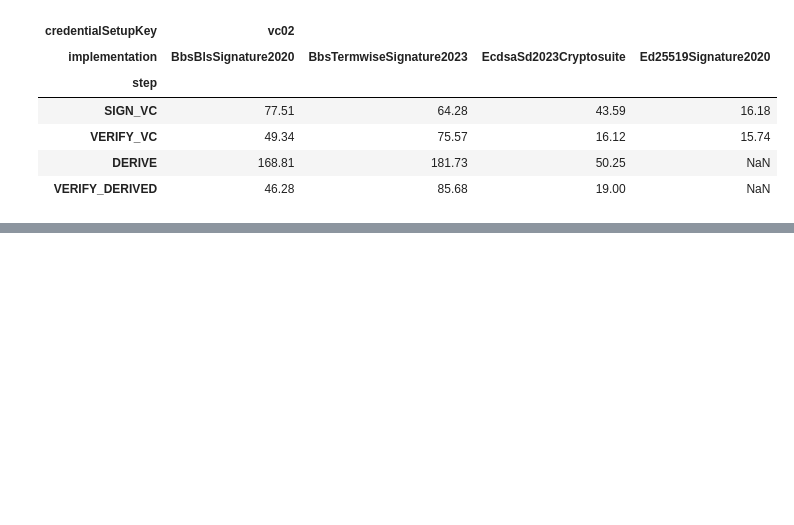
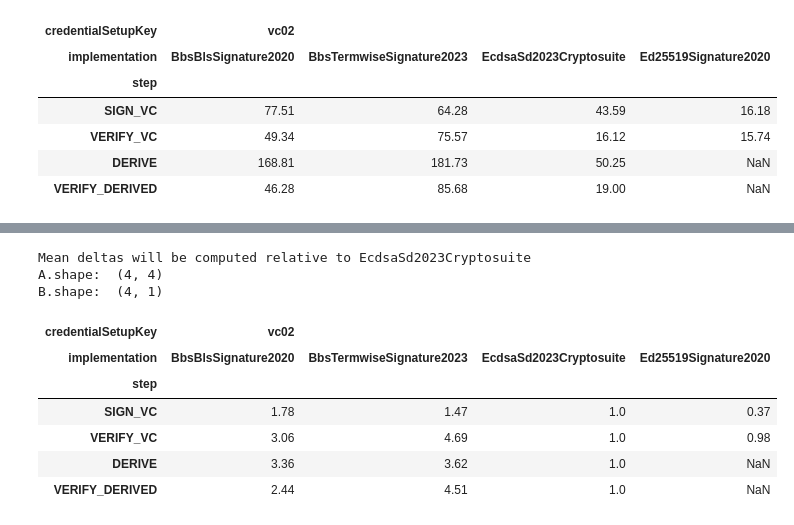
Before and after one commit to SolidLabResearch/vc-benchmark, a Jupyter notebook: data-analysis-v2-0-0.ipynb, the cells around one changed output, grey strips where cells are left out. Drawn from its saved outputs; the diff is of its cells as text; code cells hidden in the pictures; blank space fills up the shorter version.

Commit message:
update: compute relative perf

```diff
--- a/data-analysis-v2-0-0.ipynb
+++ b/data-analysis-v2-0-0.ipynb
@@ -243,0 +246,7 @@ df_mean.to_clipboard(excel=True)
+# %%
+# df: relative performance
+df_rel = df_mean.copy()
+# relative to col
+rel2c = 'EcdsaSd2023Cryptosuite'
+print('df_rel.shape: ', df_rel.shape)
+display(df_rel)
@@ -243,0 +263,26 @@ df_mean.to_clipboard(excel=True)
+# %%
+print(f'Mean deltas will be computed relative to {rel2c}')
+A = df_rel.values
+B = df_rel.loc(axis=1)[:,rel2c].values
+print('A.shape: ', A.shape)
+print('B.shape: ', B.shape)
+
+df_rel_result = pd.DataFrame(
+    data=A/B,
+    index=df_rel.index,
+    columns=df_rel.columns
+)
+df_rel_result = df_rel_result.round(2)
+display(df_rel_result)
+df_rel_result.to_clipboard()
+# %% [output]
+Mean deltas will be computed relative to EcdsaSd2023Cryptosuite
+A.shape:  (4, 4)
+B.shape:  (4, 1)
+| credentialSetupKey | vc02 |  |  |  |
+| implementation | BbsBlsSignature2020 | BbsTermwiseSignature2023 | EcdsaSd2023Cryptosuite | Ed25519Signature2020 |
+| step |  |  |  |  |
+| SIGN_VC | 1.78 | 1.47 | 1.0 | 0.37 |
+| VERIFY_VC | 3.06 | 4.69 | 1.0 | 0.98 |
+| DERIVE | 3.36 | 3.62 | 1.0 | NaN |
+| VERIFY_DERIVED | 2.44 | 4.51 | 1.0 | NaN |
```
Also changed, not shown: parts of 2 cells of this notebook.
